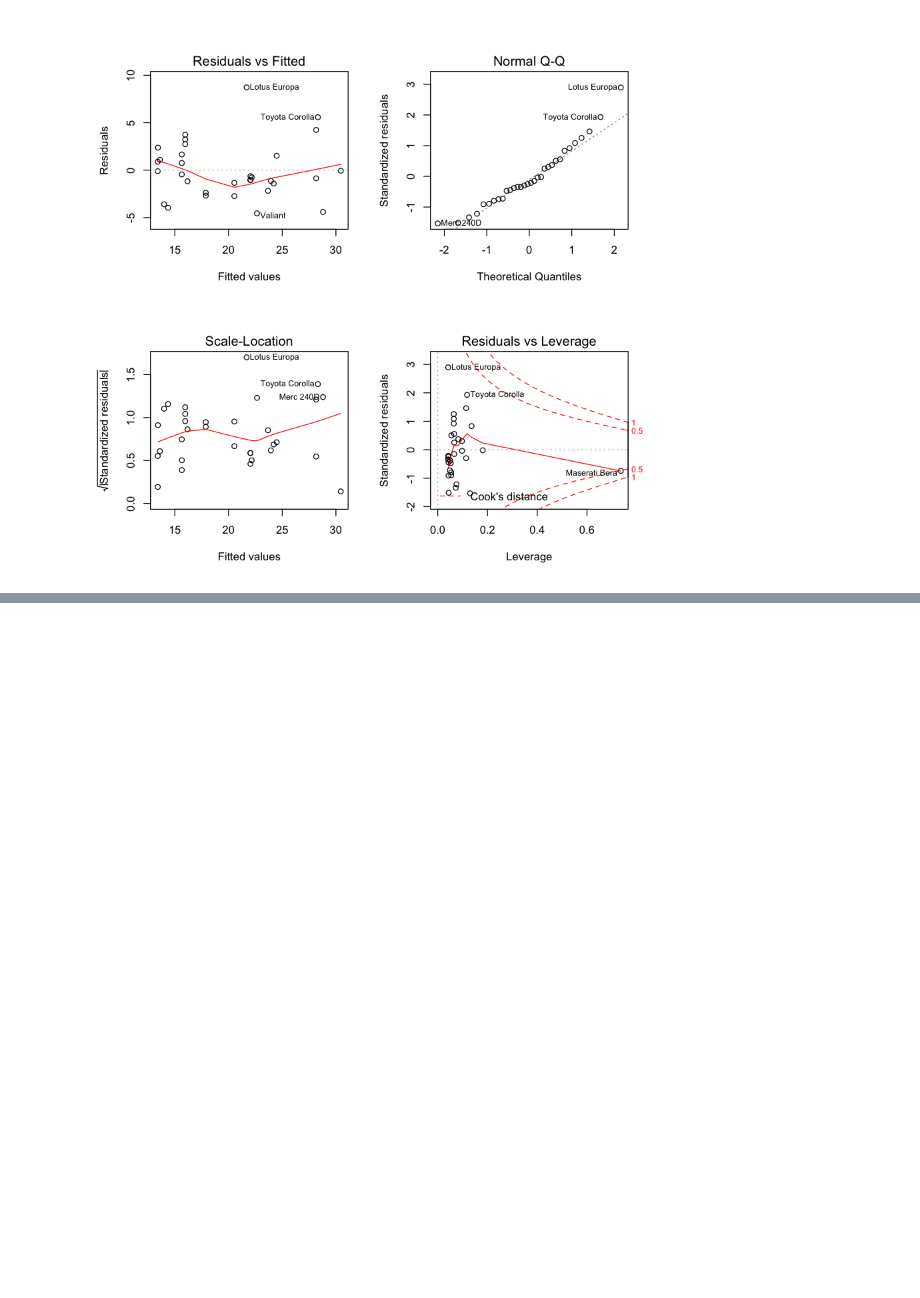
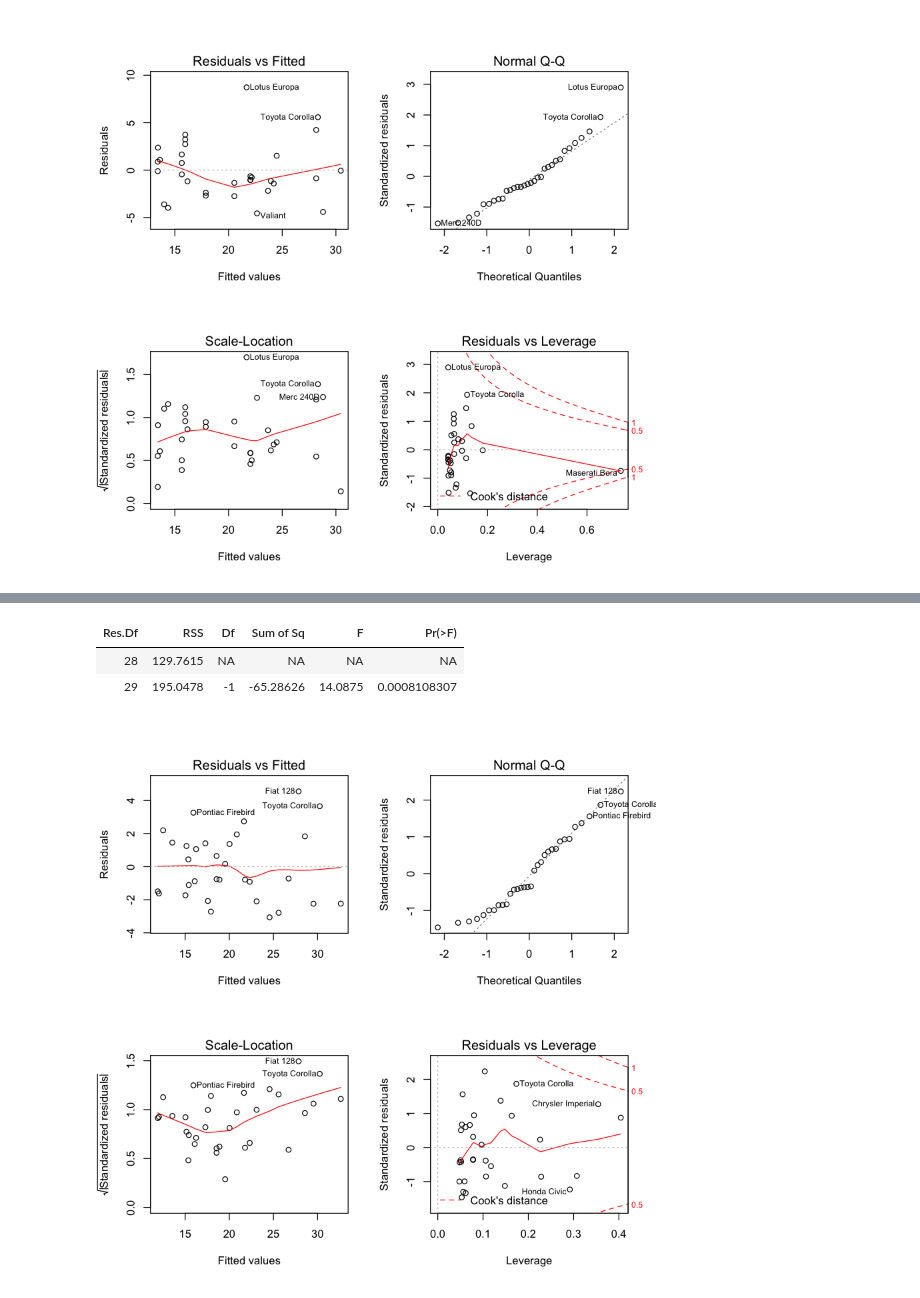
Before and after one commit to edkrueger/r-regression-labs, a Jupyter notebook: mtcars.ipynb, the cells around one changed output, grey strips where cells are left out. Cells and saved outputs as stored; diff of their text form; code cells hidden in the pictures; blank space fills up the shorter version.

Commit message:
Add linear regression student

```diff
--- a/mtcars.ipynb
+++ b/mtcars.ipynb
@@ -477,0 +486,3 @@ plot(lm_quadratic)
+# %%
+# fit a linear model of horsepower, weight and thier interaction on mpg
+lm_hp_wt_i = lm(mpg ~ hp * wt, data=mtcars)
@@ -477,0 +512,13 @@ plot(lm_quadratic)
+# %%
+# do an F-test comparing the model to the multivariate one
+anova(lm_hp_wt_i, lm_multivariate)
+# %% [output]
+| Res.Df | RSS | Df | Sum of Sq | F | Pr(>F) |
+| 28 | 129.7615 | NA | NA | NA | NA |
+| 29 | 195.0478 | -1 | -65.28626 | 14.0875 | 0.0008108307 |
+# %%
+# show the diagnostic plots
+par(mfrow=c(2, 2))
+plot(lm_hp_wt_i)
+# %% [output]
+[figure, added]
```
Also changed, not shown: parts of 3 cells of this notebook.
